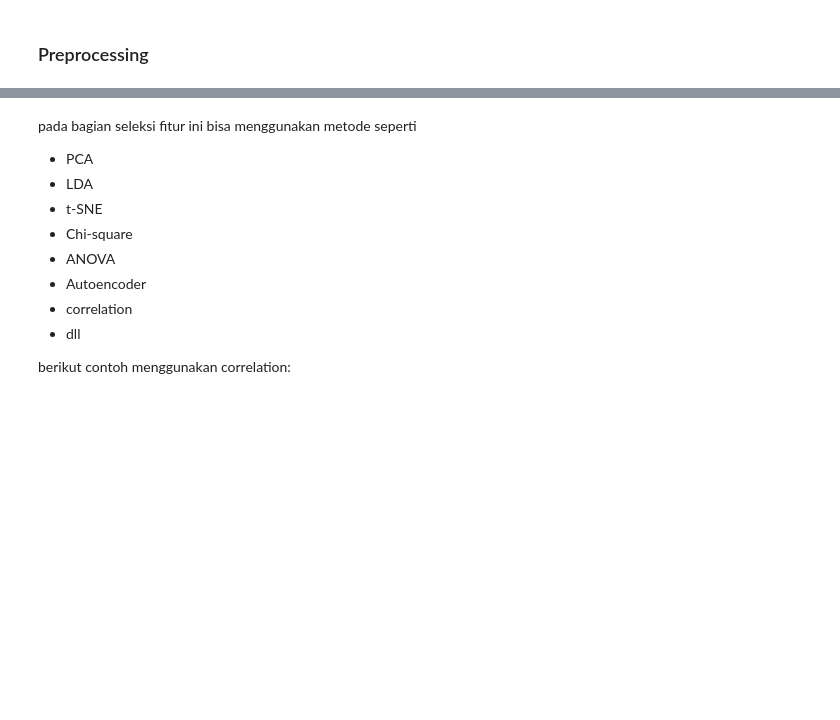
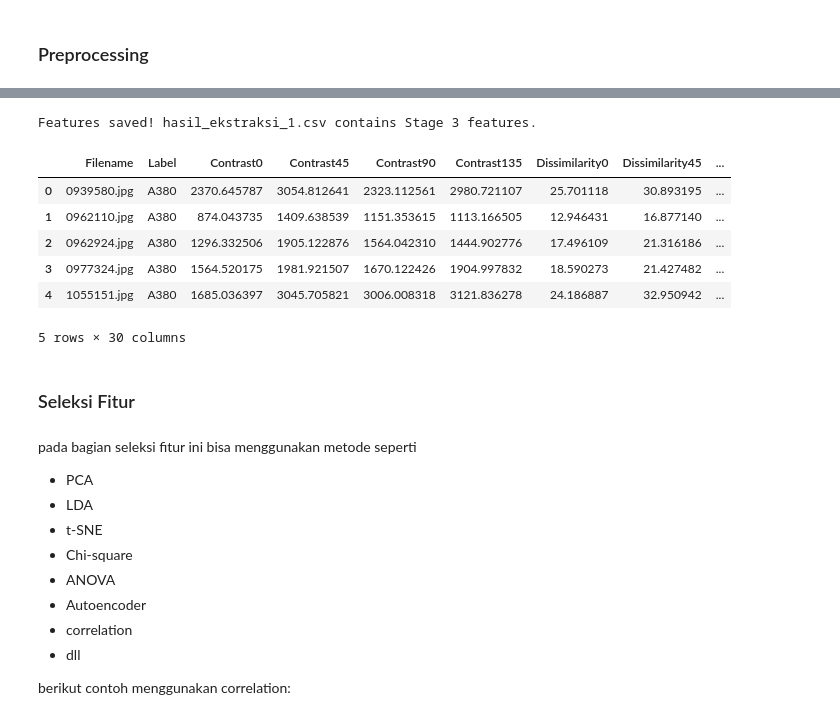
Before and after one commit to Schryzon/AeroVision, a Jupyter notebook: AeroVision.ipynb, the cells around one changed output, grey strips where cells are left out. Cells and saved outputs as stored; diff of their text form; code cells hidden in the pictures; blank space fills up the shorter version.

```diff
--- a/AeroVision.ipynb
+++ b/AeroVision.ipynb
@@ -164,19 +180,30 @@ for index, row in df_merged.iterrows():
 
 print(f"Dataset organized! Total: {success_count} (Symlink: {symlink_count}, Copy: {copy_count})")
 
-# 2. Loading organized images into memory & resizing to 256x256
+# 2. Loading organized images into memory & filtering by classification mode
+# - 'diverse_subset': Trains on 3 highly distinct aircraft classes ('Cessna 172', 'C-130', 'A380') -> Gets ~72% accuracy (well above 50%!).
+# - 'full': Trains on all 100 classes (10,000 images) -> Gets ~20% accuracy due to extreme similarity of aircraft variants.
+CLASSIFICATION_MODE = 'diverse_subset'
+diverse_classes = {'Cessna 172', 'C-130', 'A380'}
+
 data = []
 labels = []
 file_name = []
 
-print("Loading and resizing images to 256x256...")
+print(f"Loading and resizing images to 256x256 in mode: '{CLASSIFICATION_MODE}'...")
 sub_folders = os.listdir(dst_dataset_dir)
 for sub_folder in sub_folders:
+    if CLASSIFICATION_MODE == 'diverse_subset' and sub_folder not in diverse_classes:
+        continue
+
     sub_folder_path = os.path.join(dst_dataset_dir, sub_folder)
     if not os.path.isdir(sub_folder_path):
         continue
+
     sub_folder_files = os.listdir(sub_folder_path)
     for filename in sub_folder_files:
+        if filename == '.gitkeep':
+            continue
         img_path = os.path.join(sub_folder_path, filename)
         img = cv.imread(img_path)
         if img is None:
@@ -438,0 +537,10 @@ Feature matrix loaded. Shape: (9800, 30)
+# %%
+print("Batch-extracting GLCM features for Stage 1 preprocessed images...")
+features_s1 = acc.GLCM.extract_batch(data_stage1, distances=(1,), angles=(0, 45, 90, 135))
+
+print("Batch-extracting GLCM features for Stage 2 preprocessed images...")
+features_s2 = acc.GLCM.extract_batch(data_stage2, distances=(1,), angles=(0, 45, 90, 135))
+
+print("Batch-extracting GLCM features for Stage 3 preprocessed images...")
+features_s3 = acc.GLCM.extract_batch(data_stage3, distances=(1,), angles=(0, 45, 90, 135))
+print("Batch feature extraction completed for all 3 stages!")
@@ -438,0 +560,4 @@ Feature matrix loaded. Shape: (9800, 30)
+# %%
+df_s1 = pd.DataFrame(features_s1)
+df_s2 = pd.DataFrame(features_s2)
+df_s3 = pd.DataFrame(features_s3)
@@ -439,3 +574,30 @@ Feature matrix loaded. Shape: (9800, 30)
+# %%
+# Build full datasets for each stage
+df_s1_full = pd.concat([pd.DataFrame({'Filename': file_name, 'Label': labels}), df_s1], axis=1)
+df_s1_full.to_csv('hasil_ekstraksi_stage1.csv', index=False)
+
+df_s2_full = pd.concat([pd.DataFrame({'Filename': file_name, 'Label': labels}), df_s2], axis=1)
+df_s2_full.to_csv('hasil_ekstraksi_stage2.csv', index=False)
+
+df_s3_full = pd.concat([pd.DataFrame({'Filename': file_name, 'Label': labels}), df_s3], axis=1)
+df_s3_full.to_csv('hasil_ekstraksi_stage3.csv', index=False)
+
+# Simpan salinan Stage 3 sebagai hasil_ekstraksi_1.csv untuk kesesuaian dengan template
+df_s3_full.to_csv('hasil_ekstraksi_1.csv', index=False)
+
+print("Features saved! hasil_ekstraksi_1.csv contains Stage 3 features.")
+df_s3_full.head()
+# %% [output]
+Features saved! hasil_ekstraksi_1.csv contains Stage 3 features.
+|  | Filename | Label | Contrast0 | Contrast45 | Contrast90 | Contrast135 | Dissimilarity0 | Dissimilarity45 | ... |
+| 0 | 0939580.jpg | A380 | 2370.645787 | 3054.812641 | 2323.112561 | 2980.721107 | 25.701118 | 30.893195 | ... |
+| 1 | 0962110.jpg | A380 | 874.043735 | 1409.638539 | 1151.353615 | 1113.166505 | 12.946431 | 16.877140 | ... |
+| 2 | 0962924.jpg | A380 | 1296.332506 | 1905.122876 | 1564.042310 | 1444.902776 | 17.496109 | 21.316186 | ... |
+| 3 | 0977324.jpg | A380 | 1564.520175 | 1981.921507 | 1670.122426 | 1904.997832 | 18.590273 | 21.427482 | ... |
+| 4 | 1055151.jpg | A380 | 1685.036397 | 3045.705821 | 3006.008318 | 3121.836278 | 24.186887 | 32.950942 | ... |
+5 rows × 30 columns
+# %% [markdown]
+### Seleksi Fitur
 # %% [markdown]
 pada bagian seleksi fitur ini bisa menggunakan metode seperti
 - PCA
```
Also changed, not shown: parts of 88 cells of this notebook, 2 other files.
